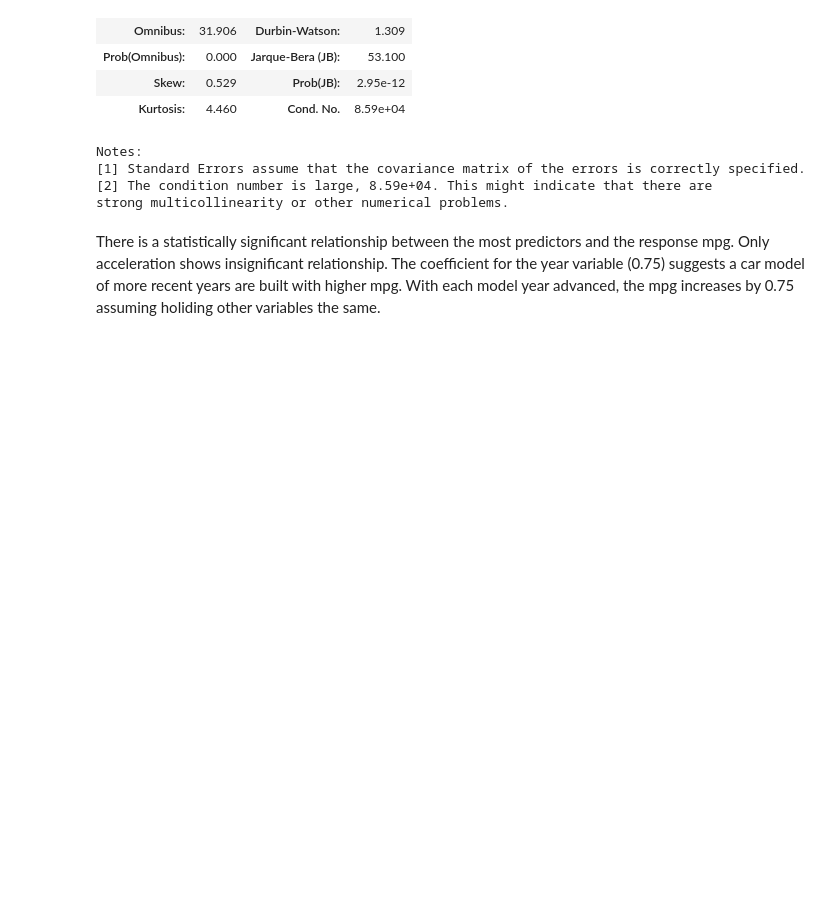
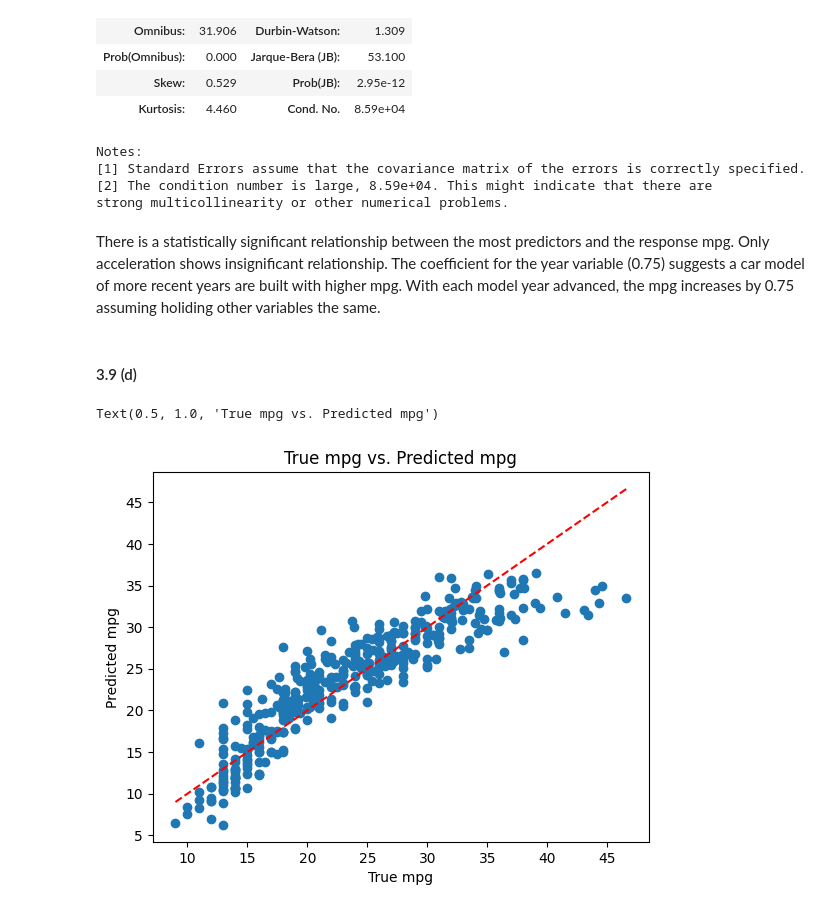
Before and after one commit to mw1296/DSAN5300, a Jupyter notebook: homeworks/HW-2/HW-2.ipynb, the cells around one changed output. Drawn from its saved outputs; the diff is of its cells as text; code cells hidden in the pictures; blank space fills up the shorter version.

```diff
--- a/homeworks/HW-2/HW-2.ipynb
+++ b/homeworks/HW-2/HW-2.ipynb
@@ -240,3 +240,5 @@ Notes:
 strong multicollinearity or other numerical problems.
 # %% [markdown]
 There is a statistically significant relationship between the most predictors and the response mpg. Only acceleration shows insignificant relationship. The coefficient for the year variable (0.75) suggests a car model of more recent years are built with higher mpg. With each model year advanced, the mpg increases by 0.75 assuming holiding other variables the same.
+# %% [markdown]
+#### 3.9 (d)
@@ -242,0 +247,16 @@ There is a statistically significant relationship between the most predictors an
+# %%
+# plot y pred vs. y
+
+# generate predicted values
+y_pred = mlr_model.fittedvalues
+
+plt.scatter(y, y_pred)
+# add a diagonal line indicating perfect prediction
+line = [y.min(), y.max()]
+plt.plot(line, line, '--', color='red')  # red dashed line
+plt.xlabel('True mpg')
+plt.ylabel('Predicted mpg')
+plt.title('True mpg vs. Predicted mpg')
+# %% [output]
+Text(0.5, 1.0, 'True mpg vs. Predicted mpg')
+[figure, added]
```
Also changed, not shown: parts of 5 cells of this notebook.
